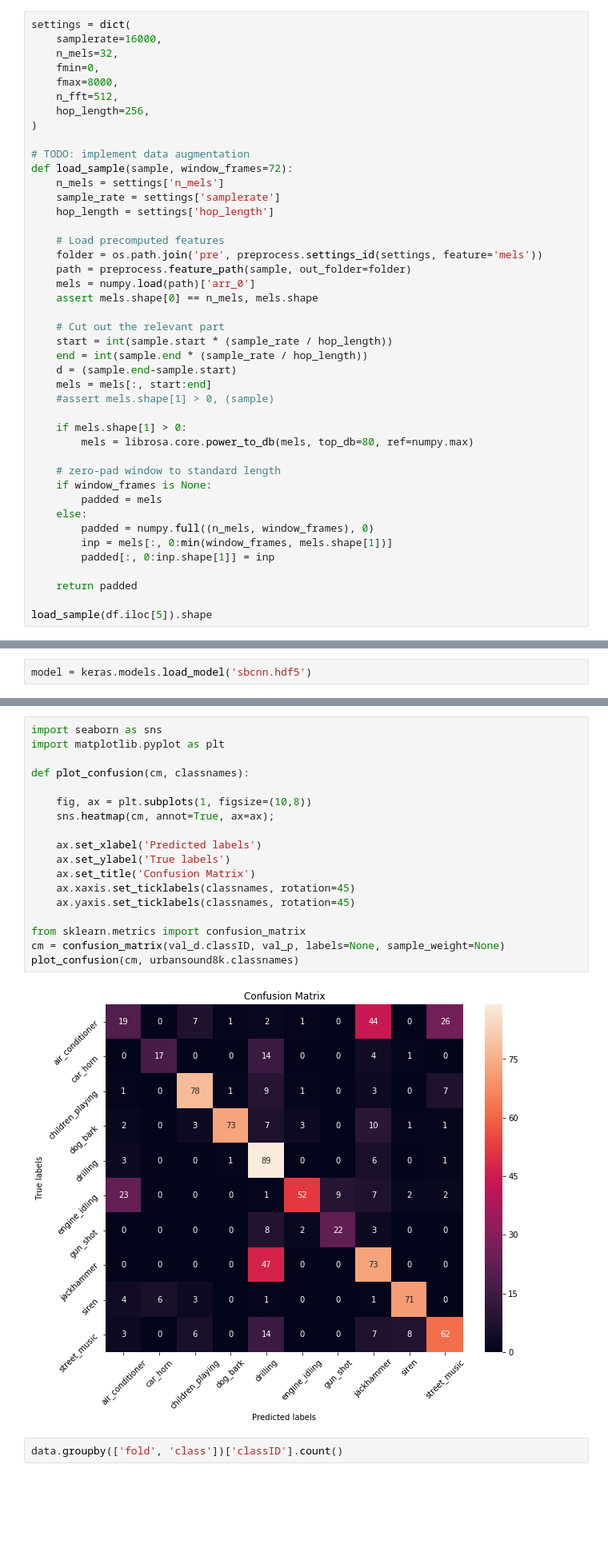
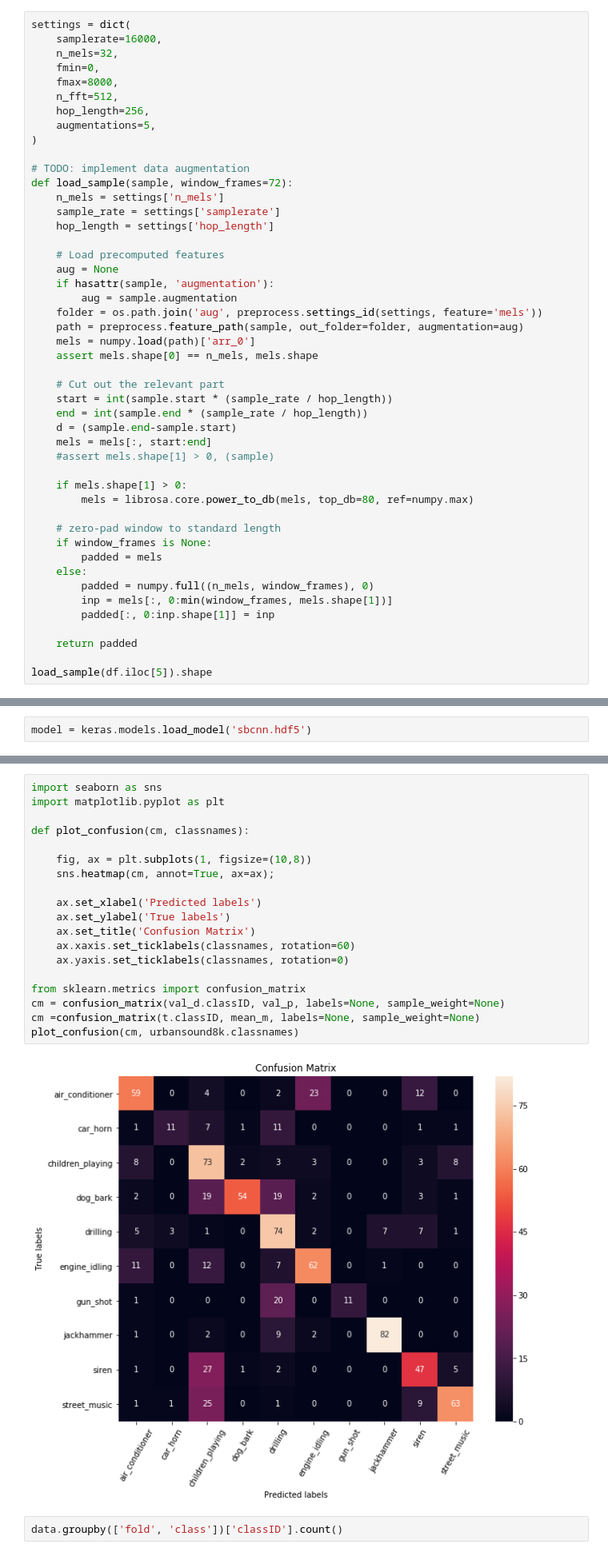
Before and after one commit to jonnor/ESC-CNN-microcontroller, a Jupyter notebook: experiments/urbansounds/First.ipynb, the cells around one changed output, grey strips where cells are left out. Shown: that part at 80% size. Cells and saved outputs as stored; diff of their text form; blank space fills up the shorter version.

Commit message:
Train with augmentation
Does not seem to make any difference?

```diff
--- a/experiments/urbansounds/First.ipynb
+++ b/experiments/urbansounds/First.ipynb
@@ -143,6 +149,7 @@ settings = dict(
     fmax=8000,
     n_fft=512,
     hop_length=256,
+    augmentations=5,
 )
 
 # TODO: implement data augmentation
@@ -152,8 +159,11 @@ def load_sample(sample, window_frames=72):
     hop_length = settings['hop_length']
 
     # Load precomputed features
-    folder = os.path.join('pre', preprocess.settings_id(settings, feature='mels'))
-    path = preprocess.feature_path(sample, out_folder=folder)
+    aug = None
+    if hasattr(sample, 'augmentation'):
+        aug = sample.augmentation
+    folder = os.path.join('aug', preprocess.settings_id(settings, feature='mels'))
+    path = preprocess.feature_path(sample, out_folder=folder, augmentation=aug)
     mels = numpy.load(path)['arr_0']
     assert mels.shape[0] == n_mels, mels.shape
 
@@ -342,23 +352,24 @@ accuracy_score(val_d.classID, val_p)
 # %%
 import seaborn as sns
 import matplotlib.pyplot as plt
 
 def plot_confusion(cm, classnames):
 
     fig, ax = plt.subplots(1, figsize=(10,8))
     sns.heatmap(cm, annot=True, ax=ax);
 
     ax.set_xlabel('Predicted labels')
     ax.set_ylabel('True labels')
     ax.set_title('Confusion Matrix')
-    ax.xaxis.set_ticklabels(classnames, rotation=45)
-    ax.yaxis.set_ticklabels(classnames, rotation=45)
+    ax.xaxis.set_ticklabels(classnames, rotation=60)
+    ax.yaxis.set_ticklabels(classnames, rotation=0)
 
 from sklearn.metrics import confusion_matrix
 cm = confusion_matrix(val_d.classID, val_p, labels=None, sample_weight=None)
+cm =confusion_matrix(t.classID, mean_m, labels=None, sample_weight=None)
 plot_confusion(cm, urbansound8k.classnames)
 # %% [output]
-[figure, old version]
+[figure, new version]
 # %%
 data.groupby(['fold', 'class'])['classID'].count()
 # %% [output]
```
Also changed, not shown: parts of 7 cells of this notebook, 3 other files.
